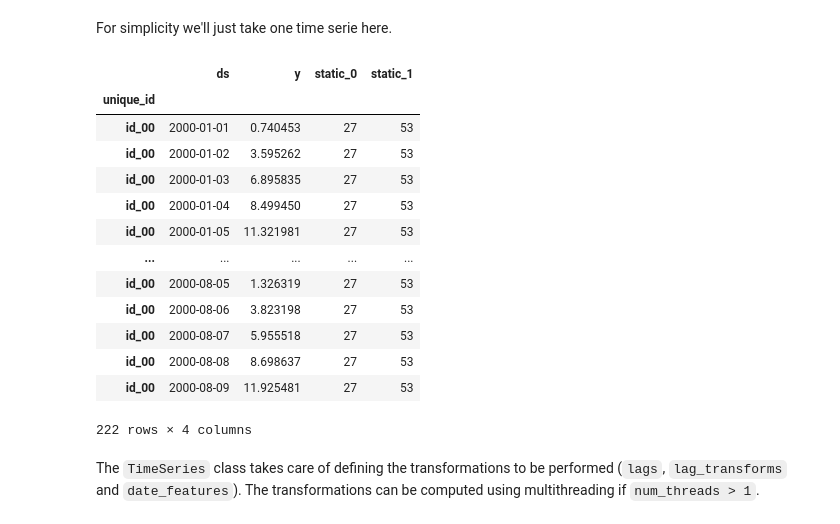
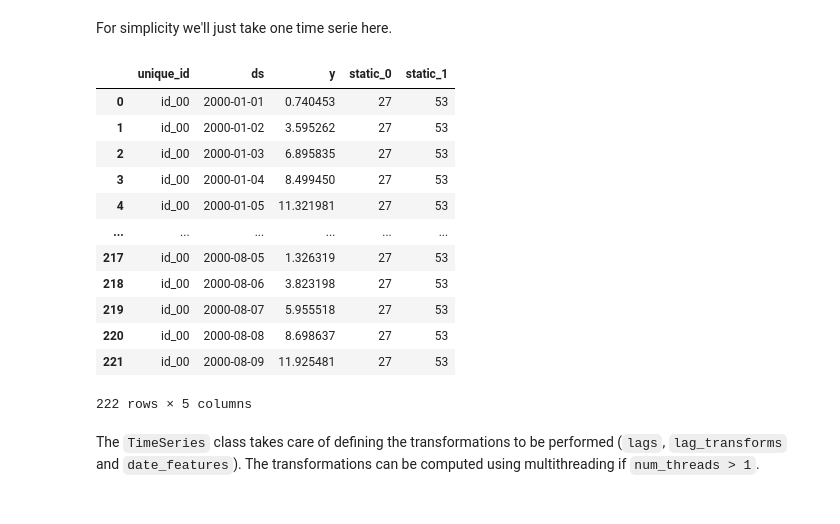
Before and after one commit to Nixtla/mlforecast, a Jupyter notebook: nbs/core.ipynb, the cells around one changed output. Saved outputs shown, nothing was run; the diff lists cells and outputs as text; code cells hidden in the pictures.

```diff
--- a/nbs/core.ipynb
+++ b/nbs/core.ipynb
@@ -54,24 +58,23 @@ series
 # %% [markdown]
 For simplicity we'll just take one time serie here.
 # %%
-uids = series.index.unique(level='unique_id')
-serie = series.loc[[uids[0]]]
+uids = series['unique_id'].unique()
+serie = series[series['unique_id'].eq(uids[0])]
 serie
 # %% [output]
-|  | ds | y | static_0 | static_1 |
-| unique_id |  |  |  |  |
-| id_00 | 2000-01-01 | 0.740453 | 27 | 53 |
-| id_00 | 2000-01-02 | 3.595262 | 27 | 53 |
-| id_00 | 2000-01-03 | 6.895835 | 27 | 53 |
-| id_00 | 2000-01-04 | 8.499450 | 27 | 53 |
-| id_00 | 2000-01-05 | 11.321981 | 27 | 53 |
-| ... | ... | ... | ... | ... |
-| id_00 | 2000-08-05 | 1.326319 | 27 | 53 |
-| id_00 | 2000-08-06 | 3.823198 | 27 | 53 |
-| id_00 | 2000-08-07 | 5.955518 | 27 | 53 |
-| id_00 | 2000-08-08 | 8.698637 | 27 | 53 |
-| id_00 | 2000-08-09 | 11.925481 | 27 | 53 |
+|  | unique_id | ds | y | static_0 | static_1 |
+| 0 | id_00 | 2000-01-01 | 0.740453 | 27 | 53 |
+| 1 | id_00 | 2000-01-02 | 3.595262 | 27 | 53 |
+| 2 | id_00 | 2000-01-03 | 6.895835 | 27 | 53 |
+| 3 | id_00 | 2000-01-04 | 8.499450 | 27 | 53 |
+| 4 | id_00 | 2000-01-05 | 11.321981 | 27 | 53 |
+| ... | ... | ... | ... | ... | ... |
+| 217 | id_00 | 2000-08-05 | 1.326319 | 27 | 53 |
+| 218 | id_00 | 2000-08-06 | 3.823198 | 27 | 53 |
+| 219 | id_00 | 2000-08-07 | 5.955518 | 27 | 53 |
+| 220 | id_00 | 2000-08-08 | 8.698637 | 27 | 53 |
+| 221 | id_00 | 2000-08-09 | 11.925481 | 27 | 53 |
-222 rows × 4 columns
+222 rows × 5 columns
 # %%
 #|exporti
 date_features_dtypes = {
```
Also changed, not shown: parts of 21 cells of this notebook, 5 other files.
